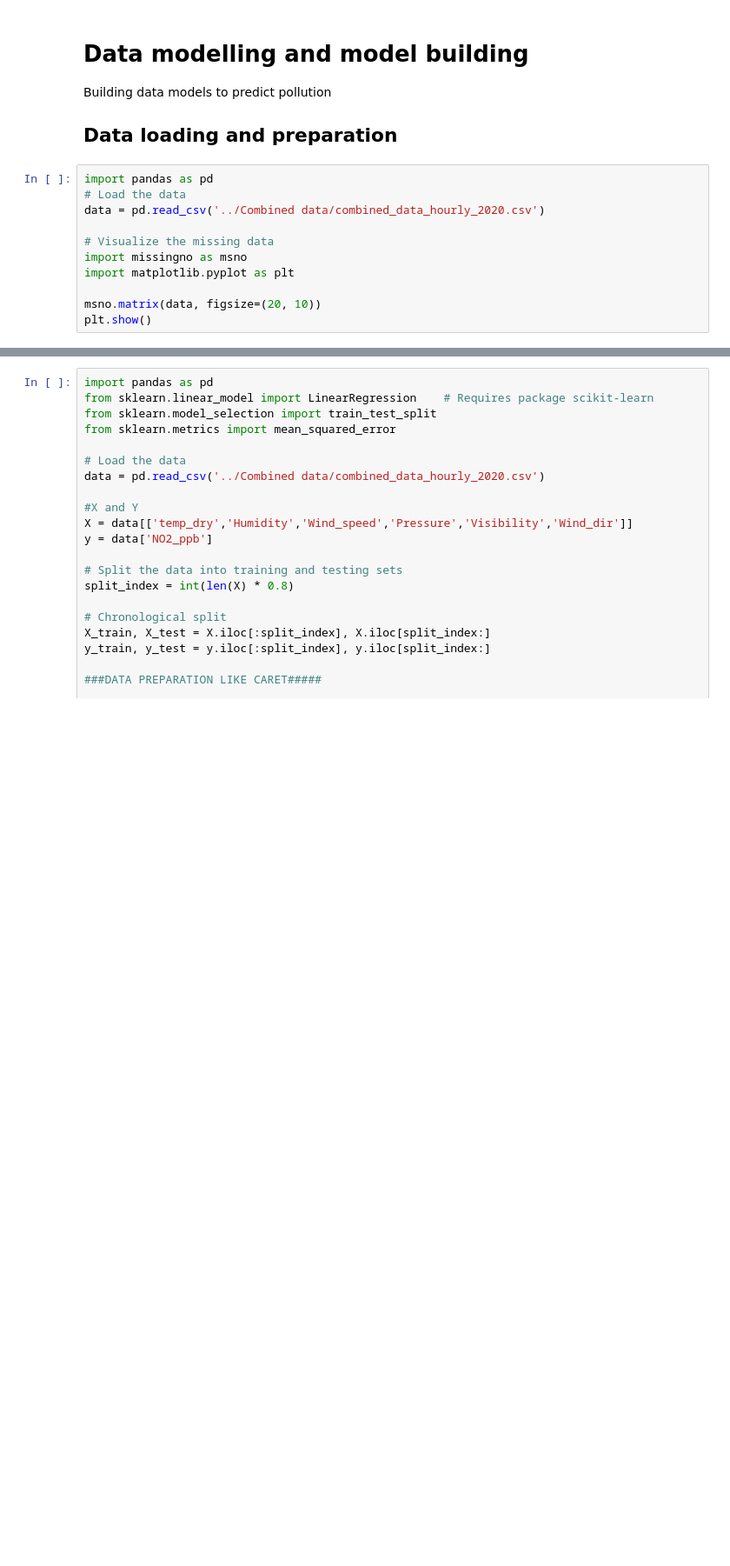
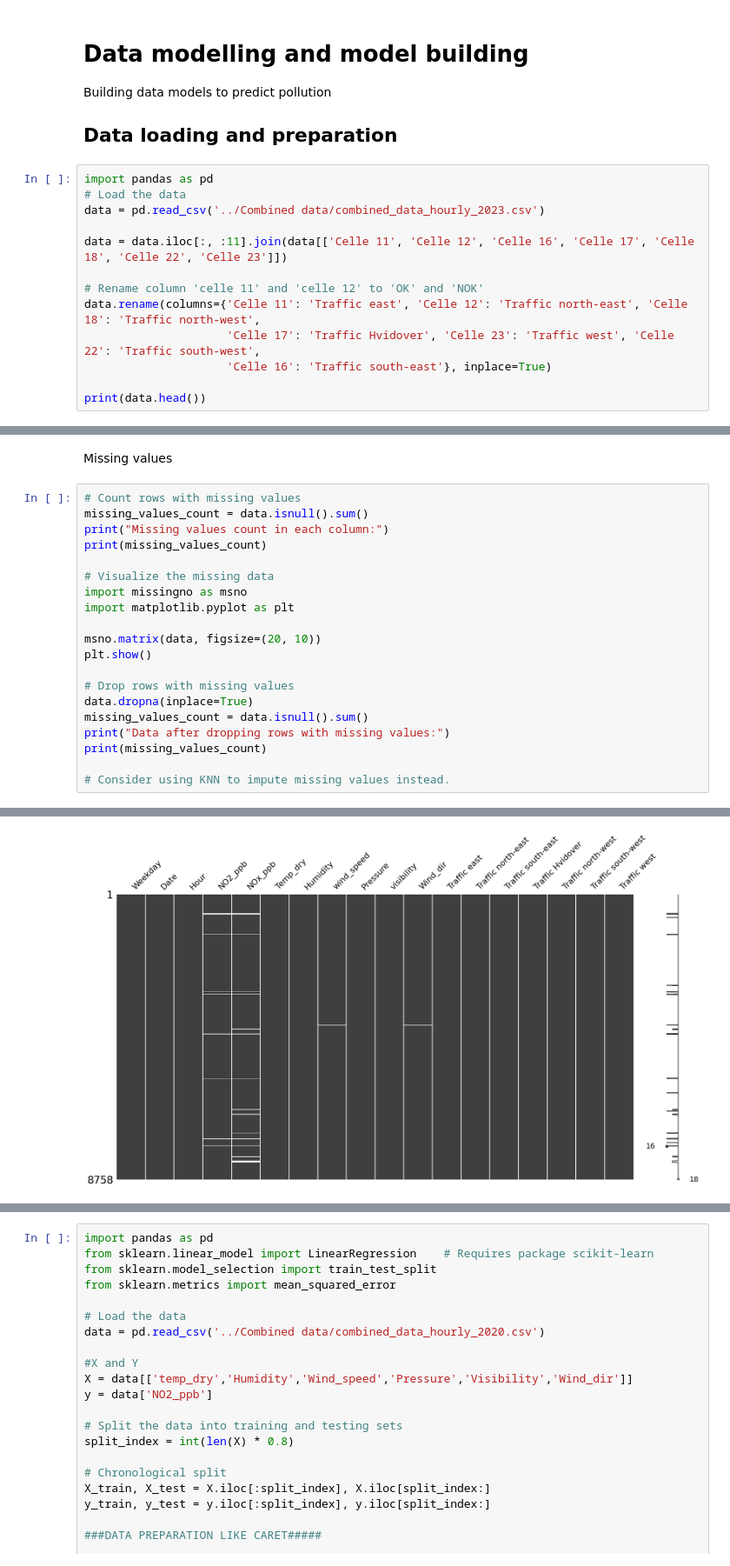
Before and after one commit to jonas1012/Laksegate, a Jupyter notebook: src/modelling_notebook.ipynb, the cells around one changed output, grey strips where cells are left out. Shown at 87% size. Cells and saved outputs as stored; diff of their text form; blank space fills up the shorter version.

Commit message:
modified the data modelling page

```diff
--- a/src/modelling_notebook.ipynb
+++ b/src/modelling_notebook.ipynb
@@ -7,12 +7,14 @@ Building data models to predict pollution
 # %%
 import pandas as pd
 # Load the data
-data = pd.read_csv('../Combined data/combined_data_hourly_2020.csv')
+data = pd.read_csv('../Combined data/combined_data_hourly_2023.csv')
 
-# Visualize the missing data
-import missingno as msno
-import matplotlib.pyplot as plt
+data = data.iloc[:, :11].join(data[['Celle 11', 'Celle 12', 'Celle 16', 'Celle 17', 'Celle 18', 'Celle 22', 'Celle 23']])
 
-msno.matrix(data, figsize=(20, 10))
-plt.show()
+# Rename column 'celle 11' and 'celle 12' to 'OK' and 'NOK'
+data.rename(columns={'Celle 11': 'Traffic east', 'Celle 12': 'Traffic north-east', 'Celle 18': 'Traffic north-west',
+                     'Celle 17': 'Traffic Hvidover', 'Celle 23': 'Traffic west', 'Celle 22': 'Traffic south-west',
+                     'Celle 16': 'Traffic south-east'}, inplace=True)
+
+print(data.head())
 # %% [output]
@@ -19,0 +38,23 @@ plt.show()
+# %% [markdown]
+Missing values
+# %%
+# Count rows with missing values
+missing_values_count = data.isnull().sum()
+print("Missing values count in each column:")
+print(missing_values_count)
+
+# Visualize the missing data
+import missingno as msno
+import matplotlib.pyplot as plt
+
+msno.matrix(data, figsize=(20, 10))
+plt.show()
+
+# Drop rows with missing values
+data.dropna(inplace=True)
+missing_values_count = data.isnull().sum()
+print("Data after dropping rows with missing values:")
+print(missing_values_count)
+
+# Consider using KNN to impute missing values instead.
+# %% [output]
@@ -19,0 +81 @@ plt.show()
+[figure, added]
```
Also changed, not shown: parts of 6 cells of this notebook.
